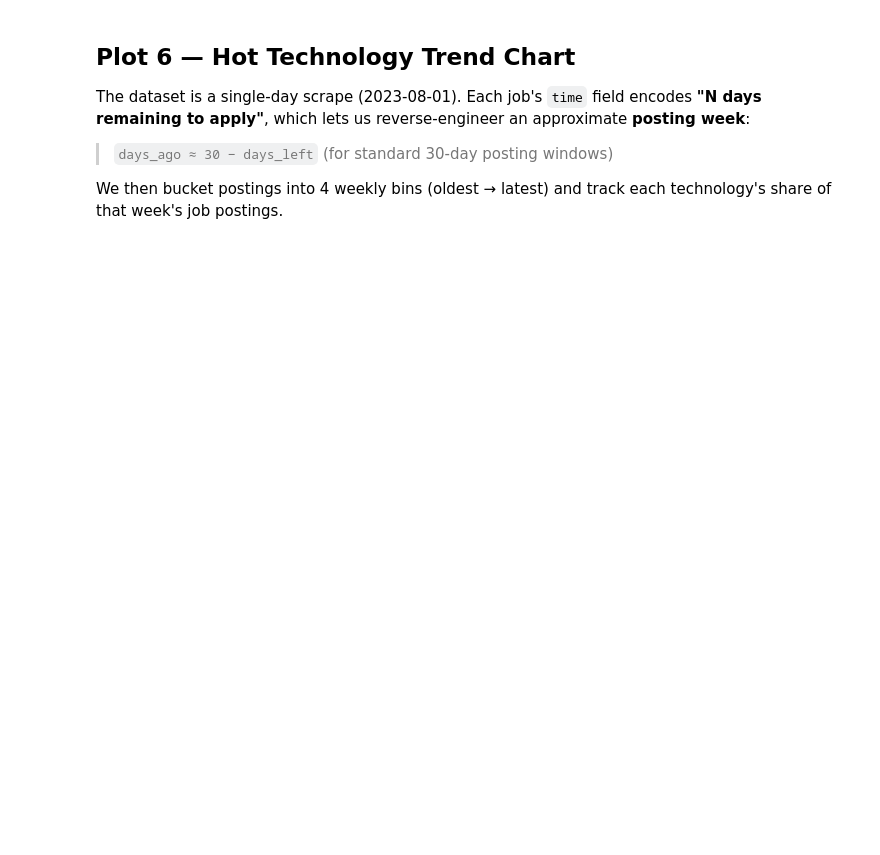
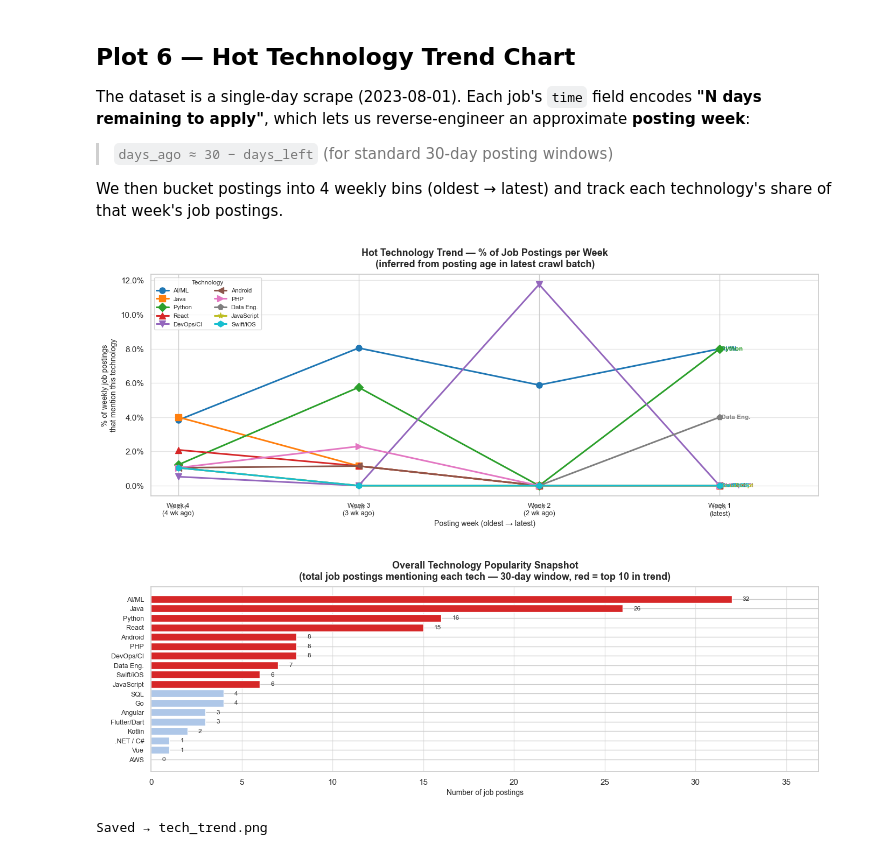
Before and after one commit to KhoiRobert/basic-etl-pipeline, a Jupyter notebook: notebooks/salary_analysis.ipynb, the cells around one changed output. Cells and saved outputs as stored; diff of their text form; code cells hidden in the pictures; blank space fills up the shorter version.

```diff
--- a/notebooks/salary_analysis.ipynb
+++ b/notebooks/salary_analysis.ipynb
@@ -382,12 +402,22 @@ OUTDIR.mkdir(parents=True, exist_ok=True)
 df = pd.read_csv("../data/processed/salary_cleaned.csv")
 
 def extract_days(s):
-    m = re.search(r'Còn\s+(\d+)\s+ngày', str(s))
-    return int(m.group(1)) if m else None
+    s = str(s).strip()
+    if "hôm nay" in s:
+        return 0
+    m = re.search(r'(\d+)\s*ngày', s)
+    if m:
+        return int(m.group(1))
+    m = re.search(r'(\d+)\s*tuần', s)
+    if m:
+        return int(m.group(1)) * 7
+    m = re.search(r'(\d+)\s*tháng', s)
+    if m:
+        return int(m.group(1)) * 30
+    return None
 
-df["days_left"] = df["time"].apply(extract_days)
-df30 = df[df["days_left"].between(1, 30)].copy()
-df30["days_ago"] = 30 - df30["days_left"]   # 0 = posted today, 29 = posted 29 days ago
+df["days_ago"] = df["time"].apply(extract_days)
+df30 = df[df["days_ago"].between(0, 30)].copy()
 
 # ── Technology keyword patterns ───────────────────────────────────────────────
 TECH = {
@@ -449,7 +479,7 @@ for i, tech in enumerate(TOP10):
 
 ax1.set_title(
     "Hot Technology Trend — % of Job Postings per Week\n"
-    "(inferred from 'days remaining' on August 1 2023 snapshot)",
+    "(inferred from posting age in latest crawl batch)",
     fontsize=13, fontweight="bold", pad=10)
 ax1.set_xlabel("Posting week (oldest → latest)", fontsize=10)
 ax1.set_ylabel("% of weekly job postings\nthat mention this technology", fontsize=10)
@@ -459,30 +489,33 @@ ax1.tick_params(axis="x", labelsize=9)
 ax1.legend(loc="upper left", fontsize=8, ncol=2, framealpha=0.8,
            title="Technology", title_fontsize=8.5)
 ax1.grid(axis="y", alpha=0.5)
 
 for xi, (lbl, n) in enumerate(zip(week_labels, week_size)):
     ax1.annotate(f"n={n}", xy=(xi, ax1.get_ylim()[0]),
                  xytext=(0, -18), textcoords="offset points",
                  ha="center", fontsize=8, color="grey")
 
 # Panel B — Snapshot bar
 ax2 = fig.add_subplot(gs[1])
 all_totals = df30[list(TECH.keys())].sum().sort_values()
 colors_bar = ["#d62728" if t in TOP10 else "#aec7e8" for t in all_totals.index]
 bars = ax2.barh(all_totals.index, all_totals.values, color=colors_bar, edgecolor="white")
 for bar, val in zip(bars, all_totals.values):
     ax2.text(val + 0.6, bar.get_y() + bar.get_height()/2,
              str(int(val)), va="center", fontsize=8.5)
 
 ax2.set_title(
     "Overall Technology Popularity Snapshot\n"
     "(total job postings mentioning each tech — 30-day window, red = top 10 in trend)",
     fontsize=13, fontweight="bold", pad=10)
 ax2.set_xlabel("Number of job postings", fontsize=10)
 ax2.tick_params(axis="y", labelsize=9)
 ax2.set_xlim(0, all_totals.max() * 1.15)
 ax2.grid(axis="x", alpha=0.5)
 
 plt.savefig(OUTDIR / "tech_trend.png", dpi=150, bbox_inches="tight")
 plt.show()
 print("Saved → tech_trend.png")
+# %% [output]
+[figure, added]
+Saved → tech_trend.png
```
Also changed, not shown: parts of 10 cells of this notebook, 23 other files.
